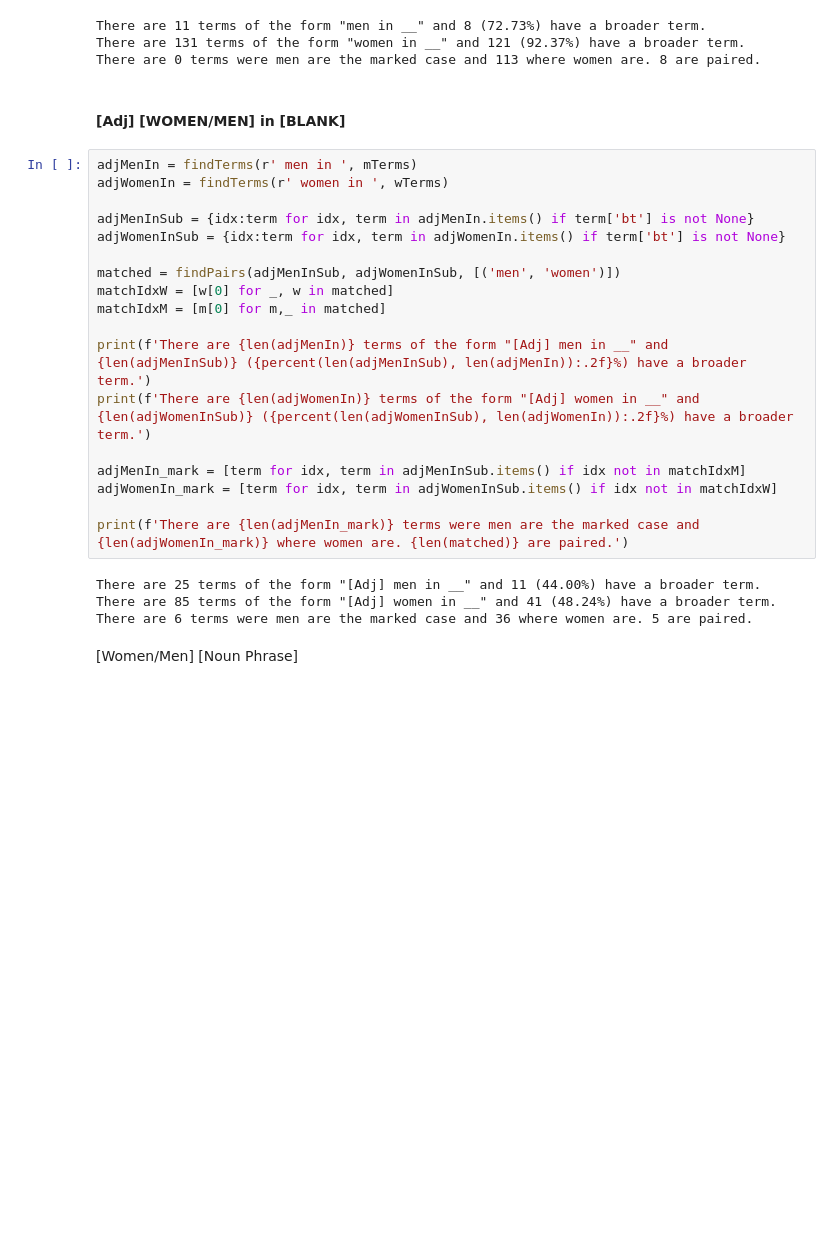
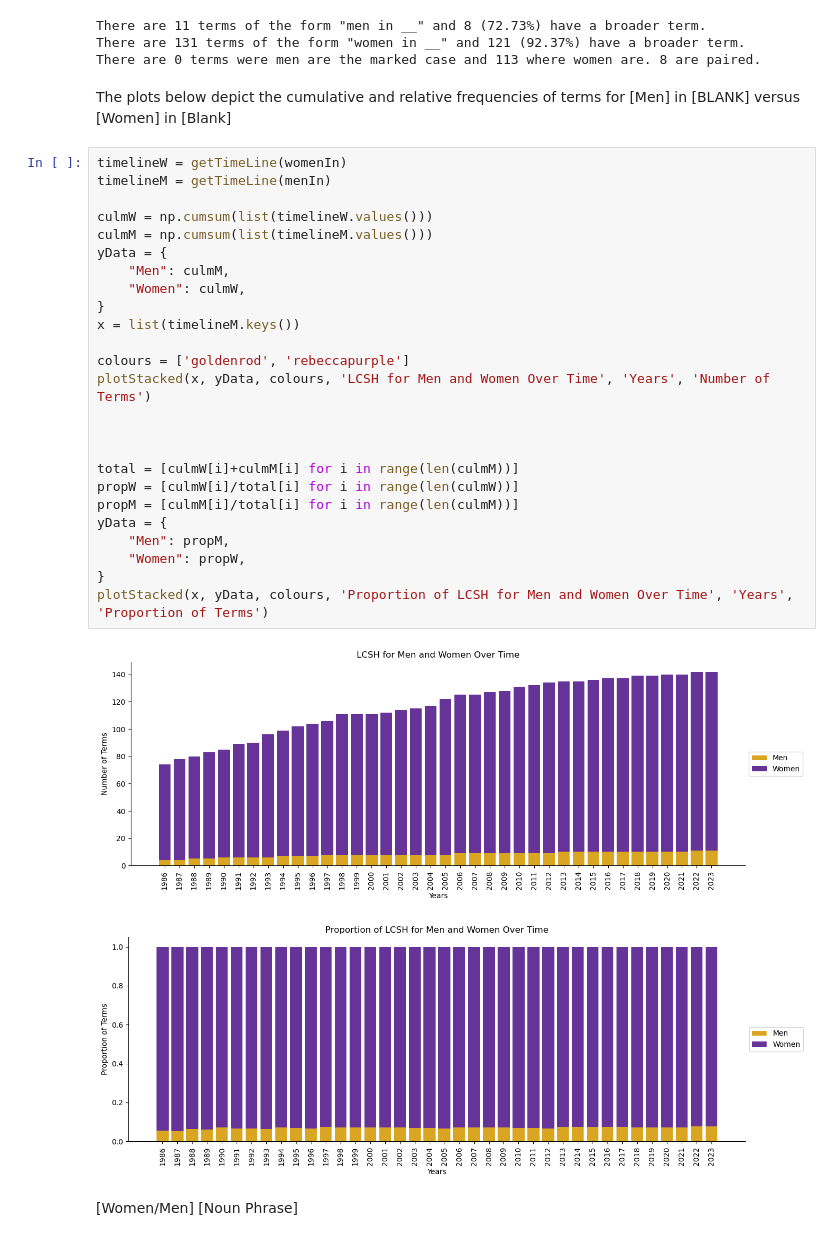
Before and after one commit to katie-warburton/Gender-in-the-LCSH, a Jupyter notebook: Markedness.ipynb, the cells around one changed output. Saved outputs shown, nothing was run; the diff lists cells and outputs as text; blank space fills up the shorter version.

```diff
--- a/Markedness.ipynb
+++ b/Markedness.ipynb
@@ -90,30 +125,36 @@ print(f'There are {len(menIn_mark)} terms were men are the marked case and {len(
 There are 11 terms of the form "men in __" and 8 (72.73%) have a broader term.
 There are 131 terms of the form "women in __" and 121 (92.37%) have a broader term.
 There are 0 terms were men are the marked case and 113 where women are. 8 are paired.
-# %% [markdown]
-#### [Adj] [WOMEN/MEN] in [BLANK]
-# %%
-adjMenIn = findTerms(r' men in ', mTerms)
-adjWomenIn = findTerms(r' women in ', wTerms)
-
-adjMenInSub = {idx:term for idx, term in adjMenIn.items() if term['bt'] is not None}
-adjWomenInSub = {idx:term for idx, term in adjWomenIn.items() if term['bt'] is not None}
-
-matched = findPairs(adjMenInSub, adjWomenInSub, [('men', 'women')])
-matchIdxW = [w[0] for _, w in matched]
-matchIdxM = [m[0] for m,_ in matched]
-
-print(f'There are {len(adjMenIn)} terms of the form "[Adj] men in __" and {len(adjMenInSub)} ({percent(len(adjMenInSub), len(adjMenIn)):.2f}%) have a broader term.')
-print(f'There are {len(adjWomenIn)} terms of the form "[Adj] women in __" and {len(adjWomenInSub)} ({percent(len(adjWomenInSub), len(adjWomenIn)):.2f}%) have a broader term.')
-
-adjMenIn_mark = [term for idx, term in adjMenInSub.items() if idx not in matchIdxM]
-adjWomenIn_mark = [term for idx, term in adjWomenInSub.items() if idx not in matchIdxW]
-
-print(f'There are {len(adjMenIn_mark)} terms were men are the marked case and {len(adjWomenIn_mark)} where women are. {len(matched)} are paired.')
-# %% [output]
-There are 25 terms of the form "[Adj] men in __" and 11 (44.00%) have a broader term.
-There are 85 terms of the form "[Adj] women in __" and 41 (48.24%) have a broader term.
-There are 6 terms were men are the marked case and 36 where women are. 5 are paired.
+# %% [markdown]
+The plots below depict the cumulative and relative frequencies of terms for [Men] in [BLANK] versus [Women] in [Blank]
+# %%
+timelineW = getTimeLine(womenIn)
+timelineM = getTimeLine(menIn)
+
+culmW = np.cumsum(list(timelineW.values()))
+culmM = np.cumsum(list(timelineM.values()))
+yData = {
+    "Men": culmM,
+    "Women": culmW,
+}
+x = list(timelineM.keys())
+
+colours = ['goldenrod', 'rebeccapurple']
+plotStacked(x, yData, colours, 'LCSH for Men and Women Over Time', 'Years', 'Number of Terms')
+
+
+
+total = [culmW[i]+culmM[i] for i in range(len(culmM))]
+propW = [culmW[i]/total[i] for i in range(len(culmW))]
+propM = [culmM[i]/total[i] for i in range(len(culmM))]
+yData = {
+    "Men": propM,
+    "Women": propW,
+}
+plotStacked(x, yData, colours, 'Proportion of LCSH for Men and Women Over Time', 'Years', 'Proportion of Terms')
+# %% [output]
+[figure, added]
+[figure, added]
 # %% [markdown]
 [Women/Men] [Noun Phrase]
 # %%
```
Also changed, not shown: parts of 9 cells of this notebook, 53 other files.
